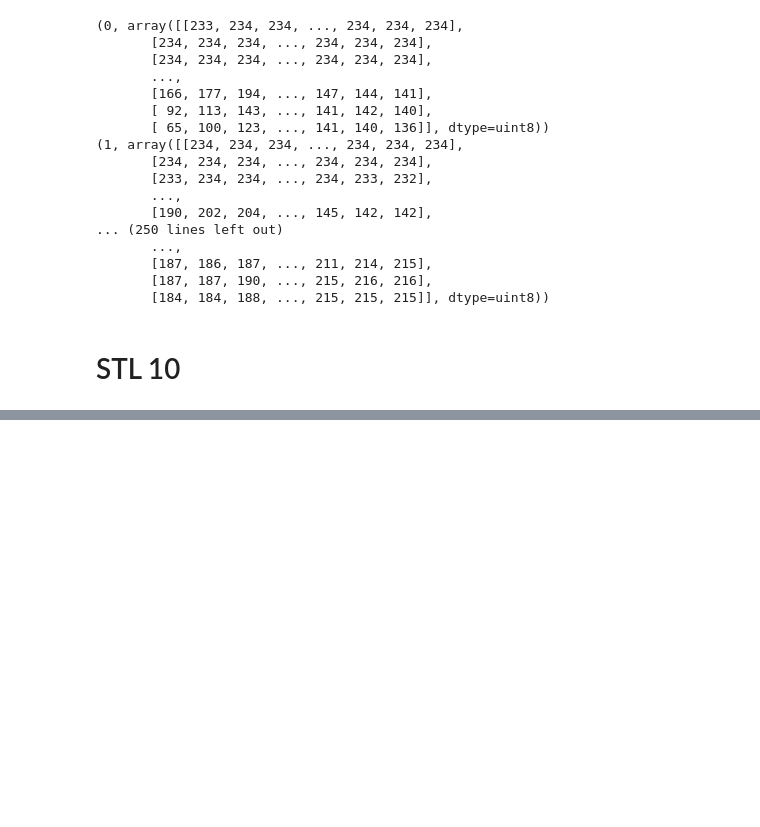
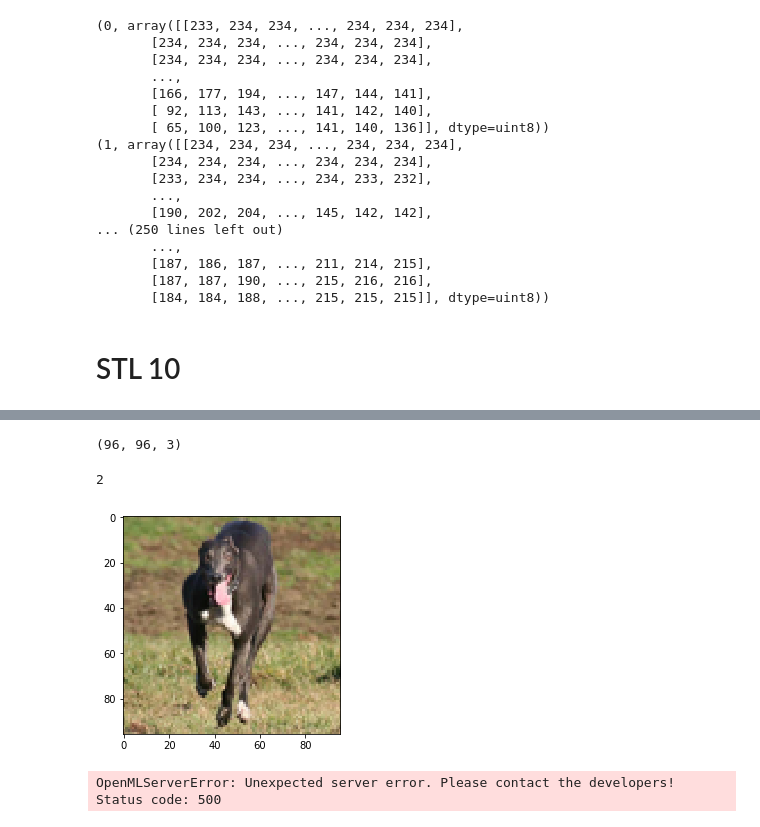
Before and after one commit to irfannurafif/openml-keras, a Jupyter notebook: Dataset Conversion.ipynb, the cells around one changed output, grey strips where cells are left out. Saved outputs shown, nothing was run; the diff lists cells and outputs as text; code cells hidden in the pictures; blank space fills up the shorter version.

```diff
--- a/Dataset Conversion.ipynb
+++ b/Dataset Conversion.ipynb
@@ -472,6 +471,12 @@ Saving images to disk
 # %%
-images[0]
+images[0].shape
+# %% [output]
+(96, 96, 3)
 # %%
-labels[0]
+labels[2]
+# %% [output]
+2
 # %%
-plot_image(images[0])
+plot_image(images[1])
+# %% [output]
+[figure, added]
@@ -477,0 +521,5 @@ plot_image(images[0])
+# %%
+response=my_data.publish()
+# %% [output]
+OpenMLServerError: Unexpected server error. Please contact the developers!
+Status code: 500
```
Also changed, not shown: parts of 5 cells of this notebook, 1 other file.
